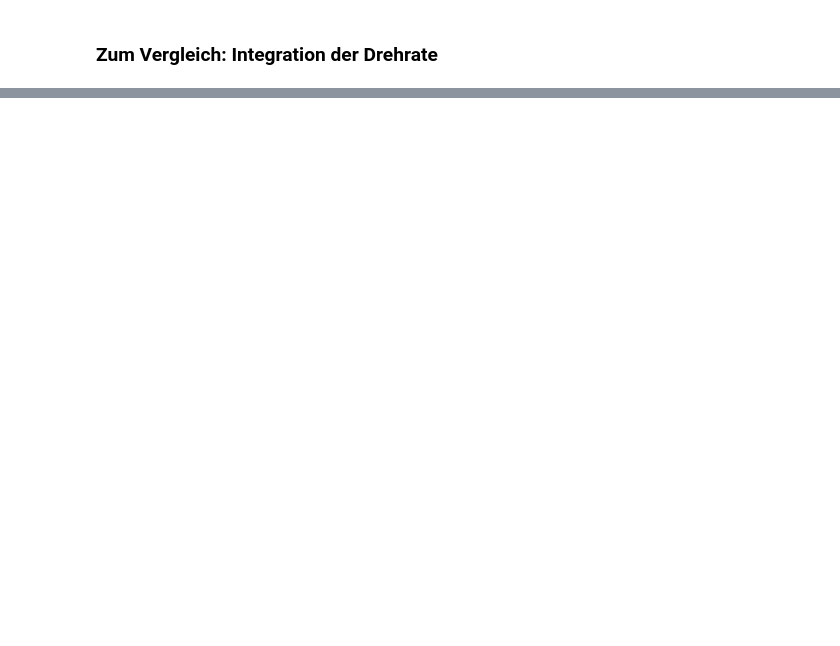
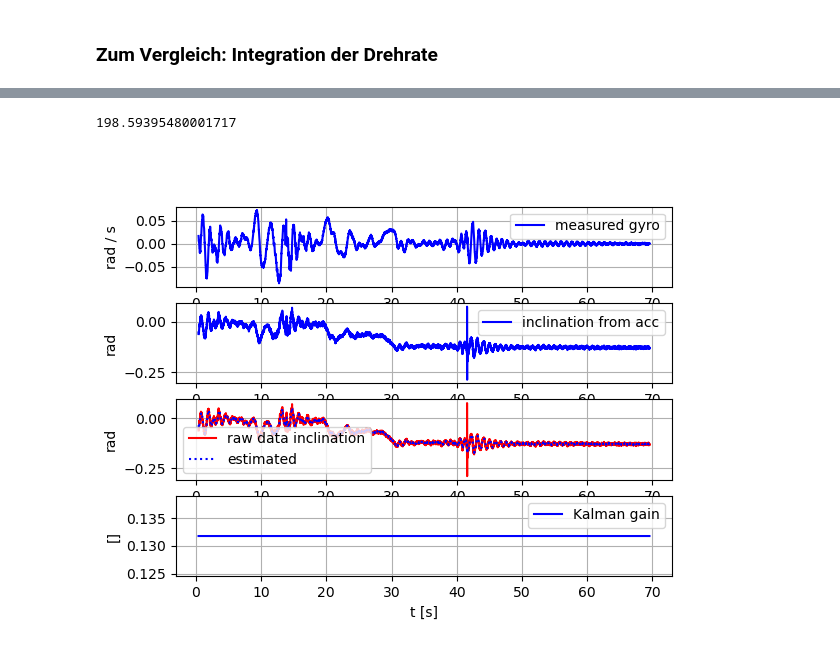
Before and after one commit to mayerd2/python_experiments, a Jupyter notebook: Phyphox_gyro_acc.ipynb, the cells around one changed output, grey strips where cells are left out. Drawn from its saved outputs; the diff is of its cells as text; code cells hidden in the pictures; blank space fills up the shorter version.

```diff
--- a/Phyphox_gyro_acc.ipynb
+++ b/Phyphox_gyro_acc.ipynb
@@ -262,0 +341,64 @@ plt.plot(t,thx_i)
+# %%
+# Abtastintervall
+dt = df.t[1] - df.t[0]
+fs = 1/dt
+print(fs)
+# %% [output]
+198.59395480001717
+# %%
+# Zeitreihen aus der Messung
+thx = df.zk/df.y # Näherungsweise: Drehwinkel als Verhältnis der Beschleunigungswerte
+thxd = df.gx # Drehrate vom Gyroskop
+t = df.t
+# %%
+n = 0
+thx_e = np.zeros_like(thx)
+kalman_gain = np.zeros_like(thx)
+# %%
+# Iterieren über die Zeitreihe
+while n < len(thx):
+    U = np.array([[thxd[n]]])
+    (X, P) = kf_predict(X, P, A, Q, B, U)
+    Y = np.array([[thx[n]]])
+    (X, P, K, IM, IS, LH) = kf_update(X, P, Y, H, R)
+    thx_e[n] = np.ndarray.item(X, 0)
+    kalman_gain[n] = np.ndarray.item(K, 0)
+    n += 1
+# %%
+plt.figure()
+
+plt.subplot(4,1,1)
+plt.plot(t, thxd, 'b', label = "measured gyro")
+plt.xlabel("t [s]")
+plt.ylabel("rad / s")
+plt.grid()
+plt.legend()
+#
+
+plt.subplot(4,1,2)
+plt.plot(t, thx, 'b', label = "inclination from acc")
+plt.xlabel("t [s]")
+plt.ylabel("rad")
+plt.grid()
+plt.legend()
+
+plt.subplot(4,1,3)
+plt.plot(t, thx, 'r', label = "raw data inclination")
+plt.plot(t, thx_e, 'b:', label = "estimated")
+# plt.plot(t, df.tx, 'k--', label = 'ground truth') # nur für die Simulation
+plt.xlabel("t [s]")
+plt.ylabel("rad")
+plt.grid()
+plt.legend()
+
+plt.subplot(4,1,4)
+plt.plot(t, kalman_gain, 'b', label = "Kalman gain")
+plt.xlabel("t [s]")
+plt.ylabel("[]")
+plt.grid()
+plt.legend()
+
+
+plt.show()
+# %% [output]
+[figure, added]
```
Also changed, not shown: parts of 18 cells of this notebook, 23 other files.
